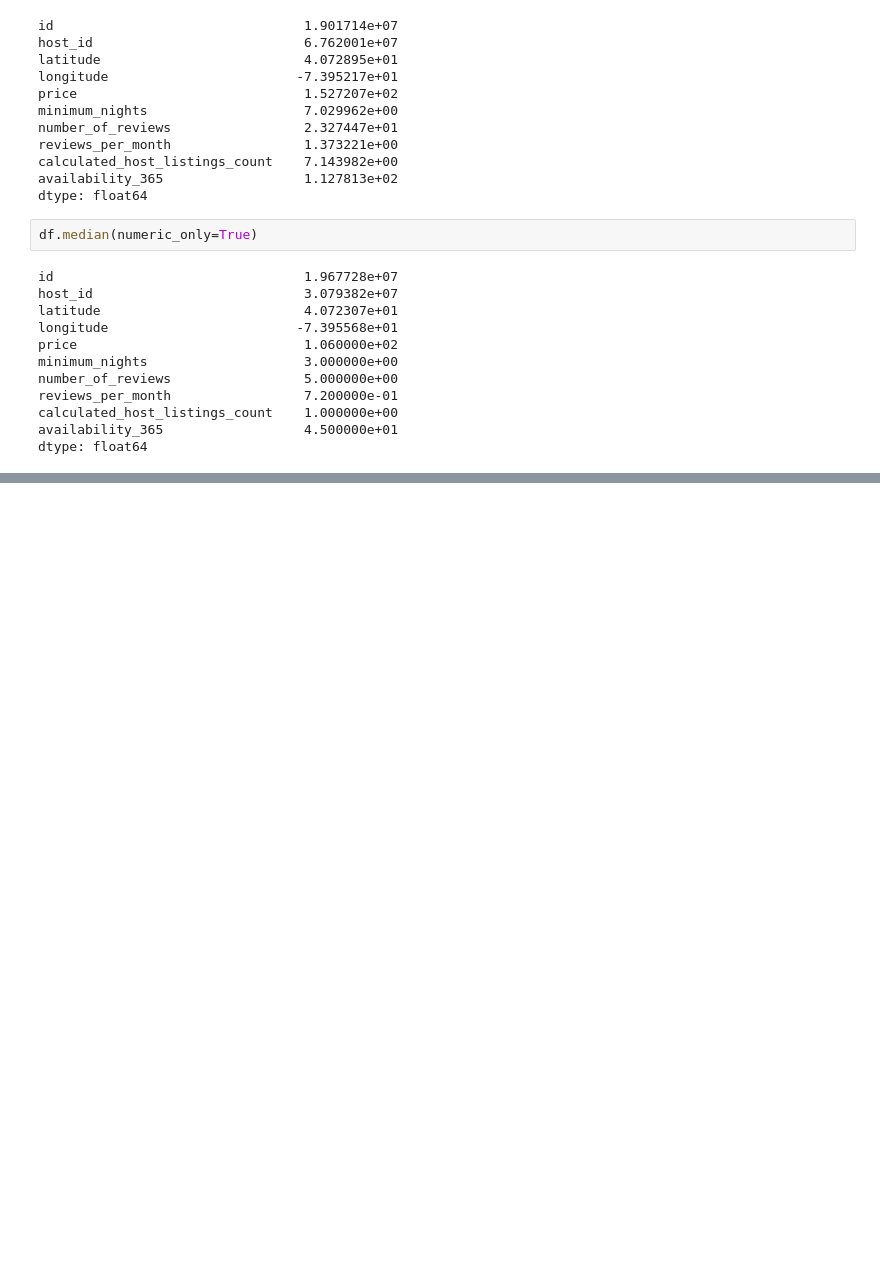
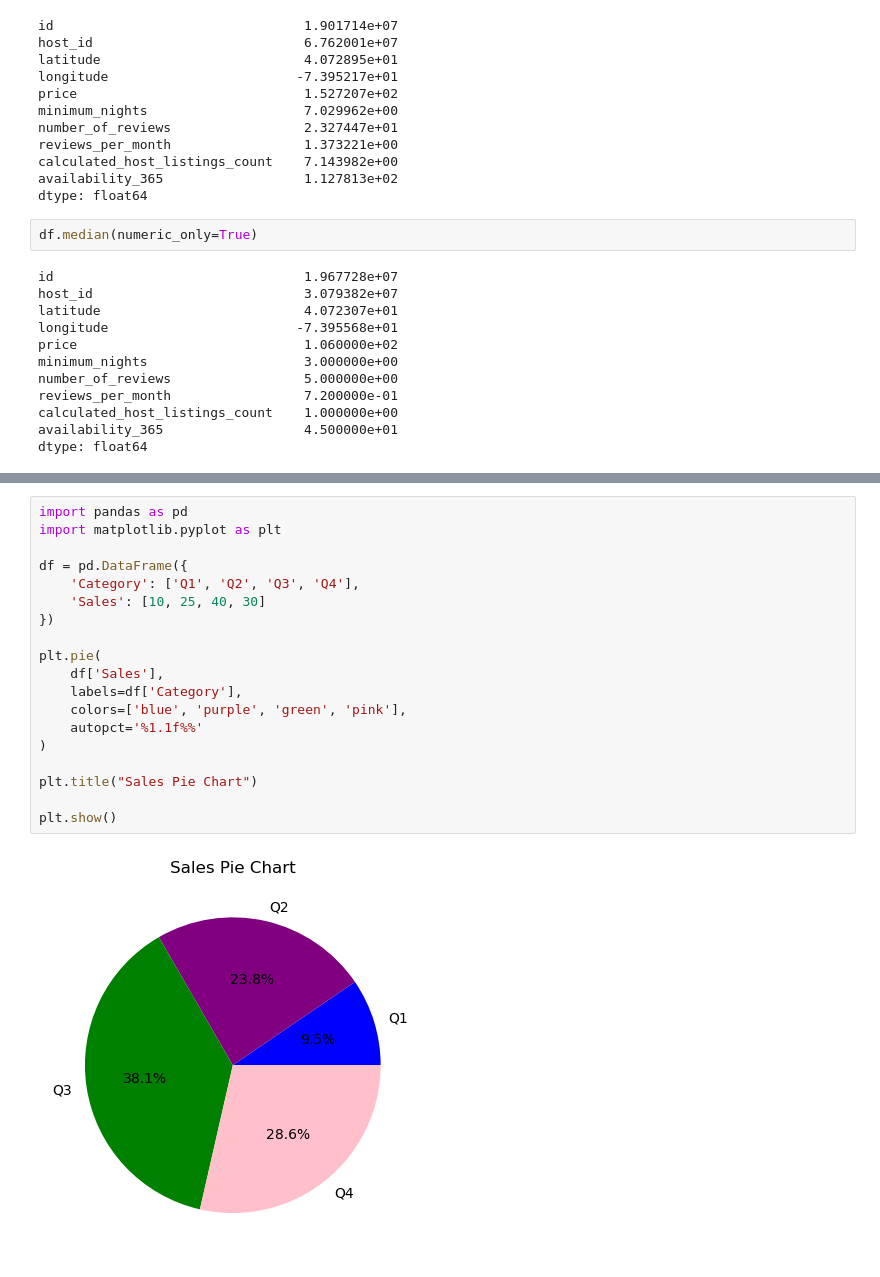
Before and after one commit to jayakuttyma0727-stack/Data-Science, a Jupyter notebook: Untitled1.ipynb, the cells around one changed output, grey strips where cells are left out. Saved outputs shown, nothing was run; the diff lists cells and outputs as text; blank space fills up the shorter version.

```diff
--- a/Untitled1.ipynb
+++ b/Untitled1.ipynb
@@ -1148,0 +1292,21 @@ df.describe()
+# %%
+import pandas as pd
+import matplotlib.pyplot as plt
+
+df = pd.DataFrame({
+    'Category': ['Q1', 'Q2', 'Q3', 'Q4'],
+    'Sales': [10, 25, 40, 30]
+})
+
+plt.pie(
+    df['Sales'],
+    labels=df['Category'],
+    colors=['blue', 'purple', 'green', 'pink'],
+    autopct='%1.1f%%'
+)
+
+plt.title("Sales Pie Chart")
+
+plt.show()
+# %% [output]
+[figure, added]
```
Also changed, not shown: parts of 23 cells of this notebook.
